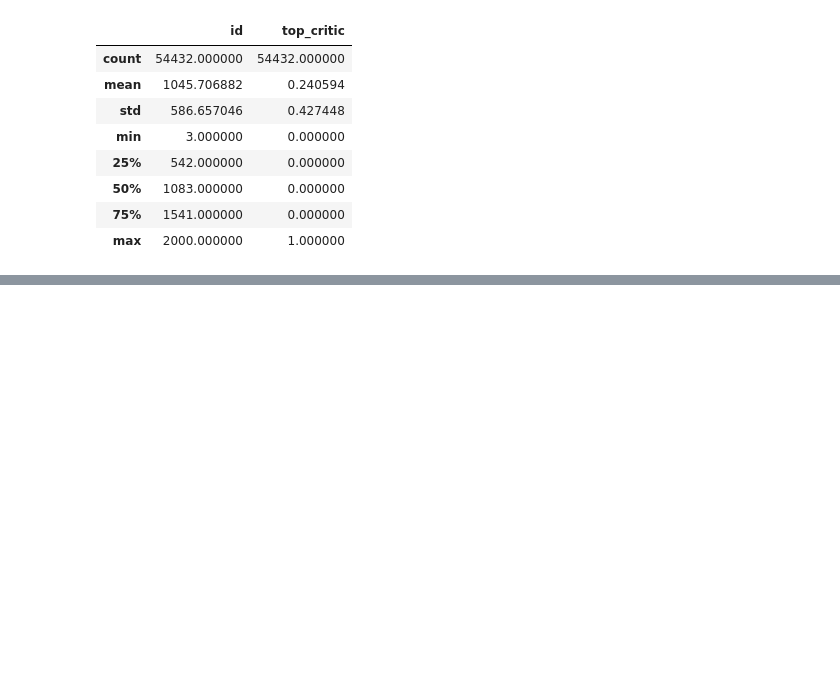
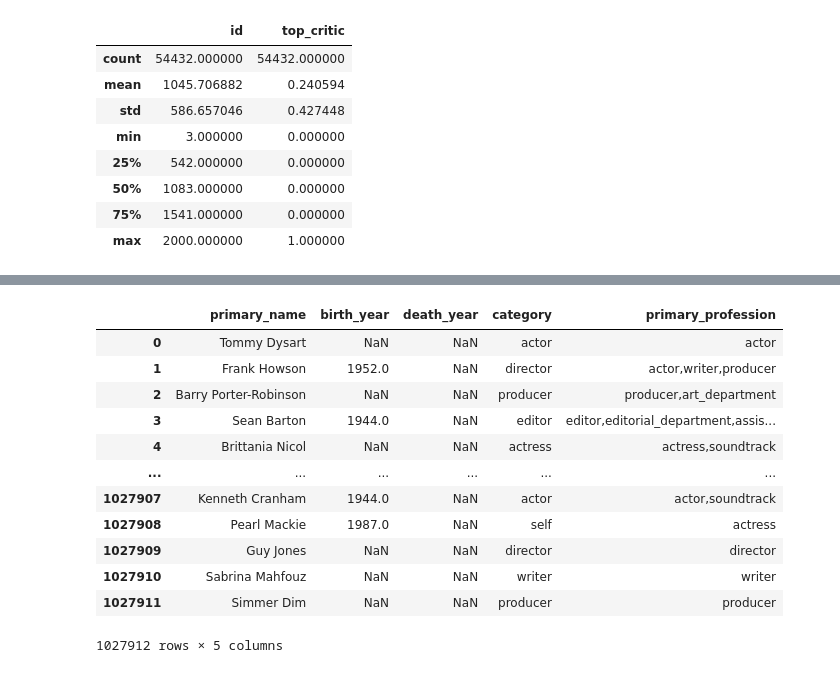
Before and after one commit to Haoweee/Original-Film-Production, a Jupyter notebook: phase2-project.ipynb, the cells around one changed output, grey strips where cells are left out. Drawn from its saved outputs; the diff is of its cells as text; code cells hidden in the pictures; blank space fills up the shorter version.

```diff
--- a/phase2-project.ipynb
+++ b/phase2-project.ipynb
@@ -317,0 +463,16 @@ imdb_df
+# %%
+imdb_people_df
+# %% [output]
+|  | primary_name | birth_year | death_year | category | primary_profession |
+| 0 | Tommy Dysart | NaN | NaN | actor | actor |
+| 1 | Frank Howson | 1952.0 | NaN | director | actor,writer,producer |
+| 2 | Barry Porter-Robinson | NaN | NaN | producer | producer,art_department |
+| 3 | Sean Barton | 1944.0 | NaN | editor | editor,editorial_department,assis... |
+| 4 | Brittania Nicol | NaN | NaN | actress | actress,soundtrack |
+| ... | ... | ... | ... | ... | ... |
+| 1027907 | Kenneth Cranham | 1944.0 | NaN | actor | actor,soundtrack |
+| 1027908 | Pearl Mackie | 1987.0 | NaN | self | actress |
+| 1027909 | Guy Jones | NaN | NaN | director | director |
+| 1027910 | Sabrina Mahfouz | NaN | NaN | writer | writer |
+| 1027911 | Simmer Dim | NaN | NaN | producer | producer |
+1027912 rows × 5 columns
```
Also changed, not shown: parts of 36 cells of this notebook.
